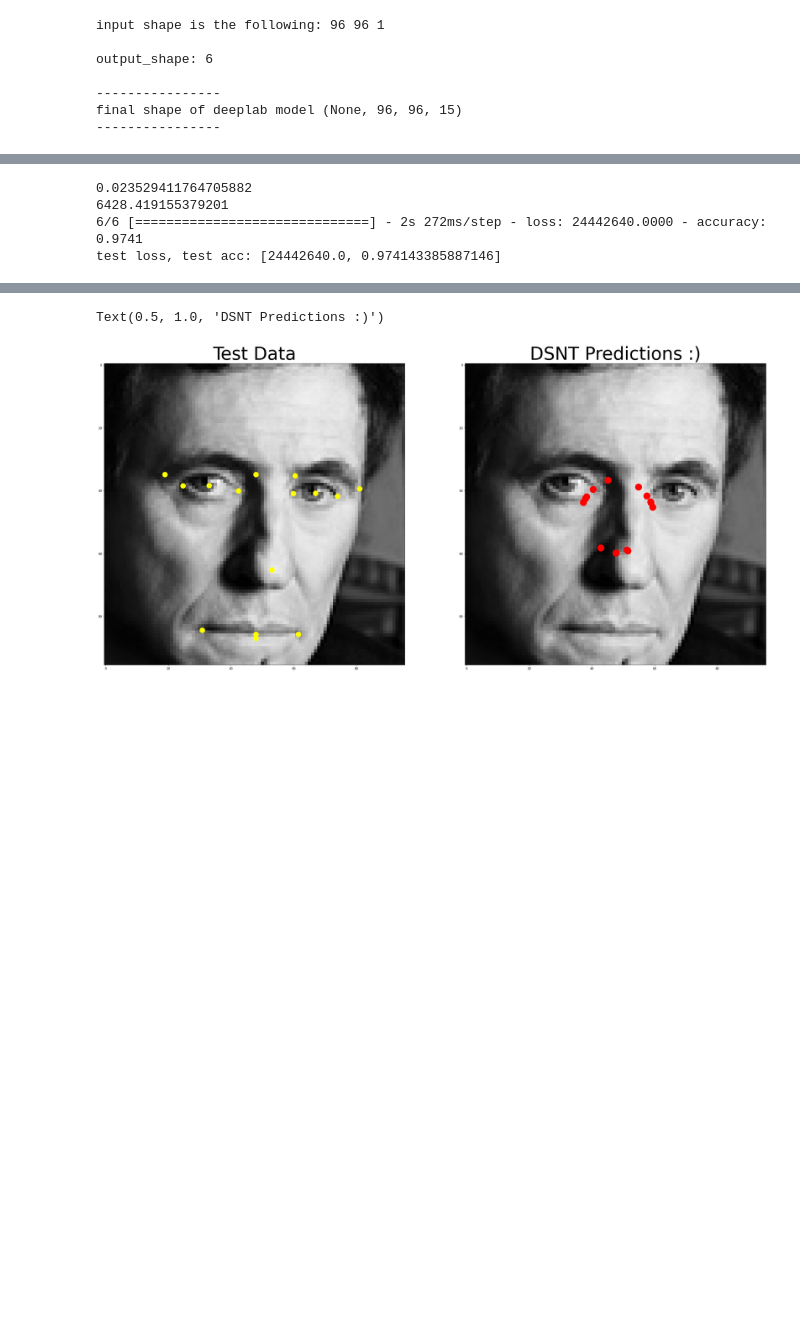
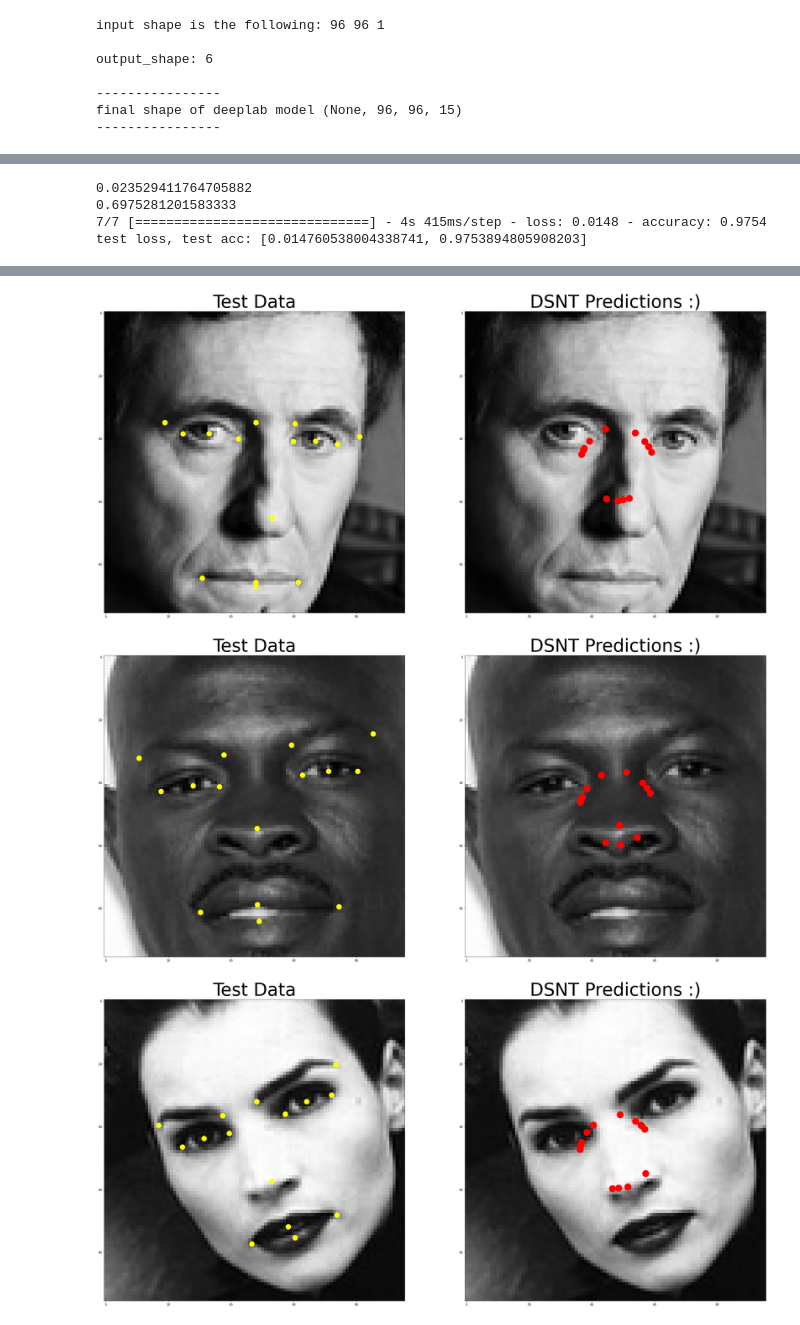
Before and after one commit to pourzand/Facial-Landmark-Detection-with-Deeplabv3-DSNT, a Jupyter notebook: landmarkTestingLambda.ipynb, the cells around one changed output, grey strips where cells are left out. Saved outputs shown, nothing was run; the diff lists cells and outputs as text; code cells hidden in the pictures; blank space fills up the shorter version.

```diff
--- a/landmarkTestingLambda.ipynb
+++ b/landmarkTestingLambda.ipynb
@@ -241,7 +241,7 @@ model.compile(optimizer='adam',
 
 #"huber_loss" loss was about like 45.something but with mean_square_error is like 2000
 
-model.fit(xTra, yTra, batch_size=32, epochs=50, callbacks=[callback])
+model.fit(xTra, yTra, batch_size=32, epochs=100, callbacks=[callback])
 # %% [output]
 [0.68784962 0.40627368]
 (1926, 30)
@@ -263,16 +263,15 @@ Epoch 50/50
 <keras.callbacks.History at 0x...>
 # %%
-# Evalution hehe, not gonnna be good
-# yTest = yTest.reshape(yTest.shape[0],15,2,order='C')
+# Evalution
 print(xTest[0][0][0])
 print(yTest[0][0][0])
-results = model.evaluate(xTest, yTest, batch_size=40)
+results = model.evaluate(xTest, yTest, batch_size=32)
 print("test loss, test acc:", results)
 # %% [output]
 0.023529411764705882
-6428.419155379201
-6/6 [==============================] - 2s 272ms/step - loss: 24442640.0000 - accuracy: 0.9741
-test loss, test acc: [24442640.0, 0.974143385887146]
+0.6975281201583333
+7/7 [==============================] - 4s 415ms/step - loss: 0.0148 - accuracy: 0.9754
+test loss, test acc: [0.014760538004338741, 0.9753894805908203]
 # %%
 # Some visualizations
 predictions = model.predict(xTest)
@@ -284,17 +283,17 @@ print(yTest[0][:1][:])
 print(predictions.shape)
 print(predictions[0][:1][:])
 # Format of data is (Row Number aka image associated with, Specific Landmark, X & Y Coordinate)
+for n in range(6):
+    f, ax = plt.subplots(1, 2, figsize=(40,40))
 
-f, ax = plt.subplots(1, 2, figsize=(40,40))
-
-for i in range(15):
-    ax[0].scatter(yTestPts[0][i][0], yTestPts[0][i][1],s=300, c = 'yellow')
-ax[0].imshow(xTest[0], cmap='gray')
-ax[0].set_title( "Test Data", fontsize=60)
+    for i in range(15):
+        ax[0].scatter(yTestPts[n][i][0], yTestPts[n][i][1],s=300, c = 'yellow')
+    ax[0].imshow(xTest[n], cmap='gray')
+    ax[0].set_title( "Test Data", fontsize=60)
 
 
-for i in range(15):
-    ax[1].scatter(predictionPts[0][i][0], predictionPts[0][i][1],s=500, c = 'red')
-ax[1].imshow(xTest[0], cmap='gray')
-ax[1].set_title( "DSNT Predictions :)", fontsize=60)
+    for i in range(15):
+        ax[1].scatter(predictionPts[n][i][0], predictionPts[n][i][1],s=500, c = 'red')
+    ax[1].imshow(xTest[n], cmap='gray')
+    ax[1].set_title( "DSNT Predictions :)", fontsize=60)
 # %% [output]
@@ -305,2 +304,3 @@ ax[1].set_title( "DSNT Predictions :)", fontsize=60)
-Text(0.5, 1.0, 'DSNT Predictions :)')
-[figure, old version]
+[figure, new version]
+[figure, added]
+[figure, added]
```
Also changed, not shown: parts of 3 cells of this notebook.
